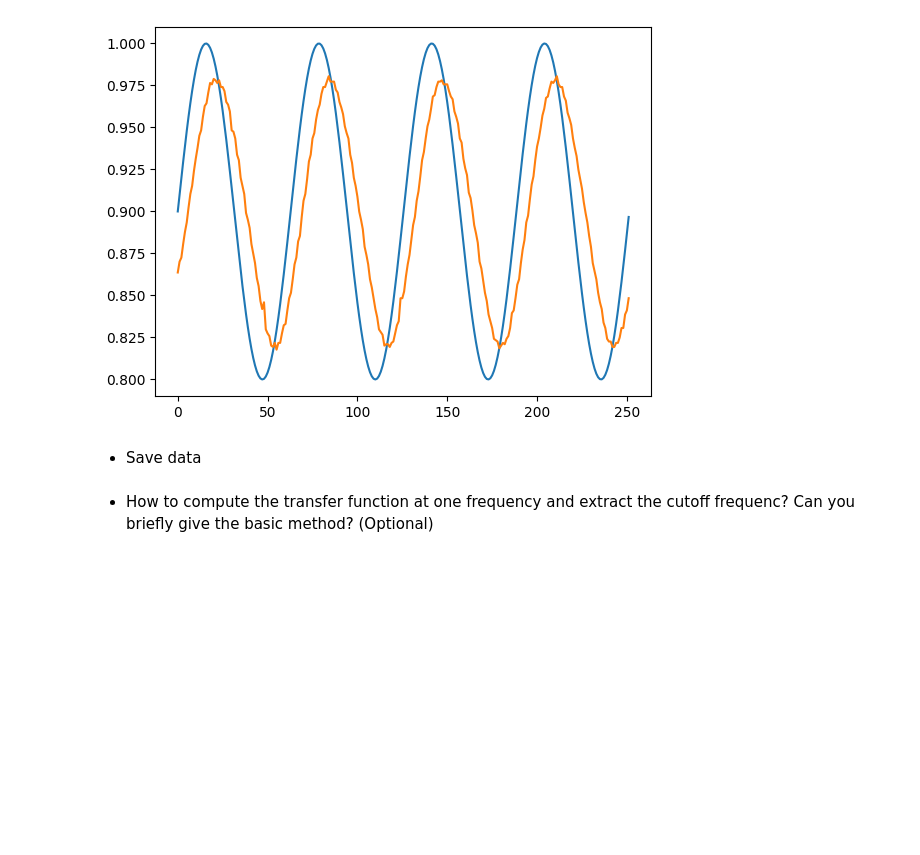
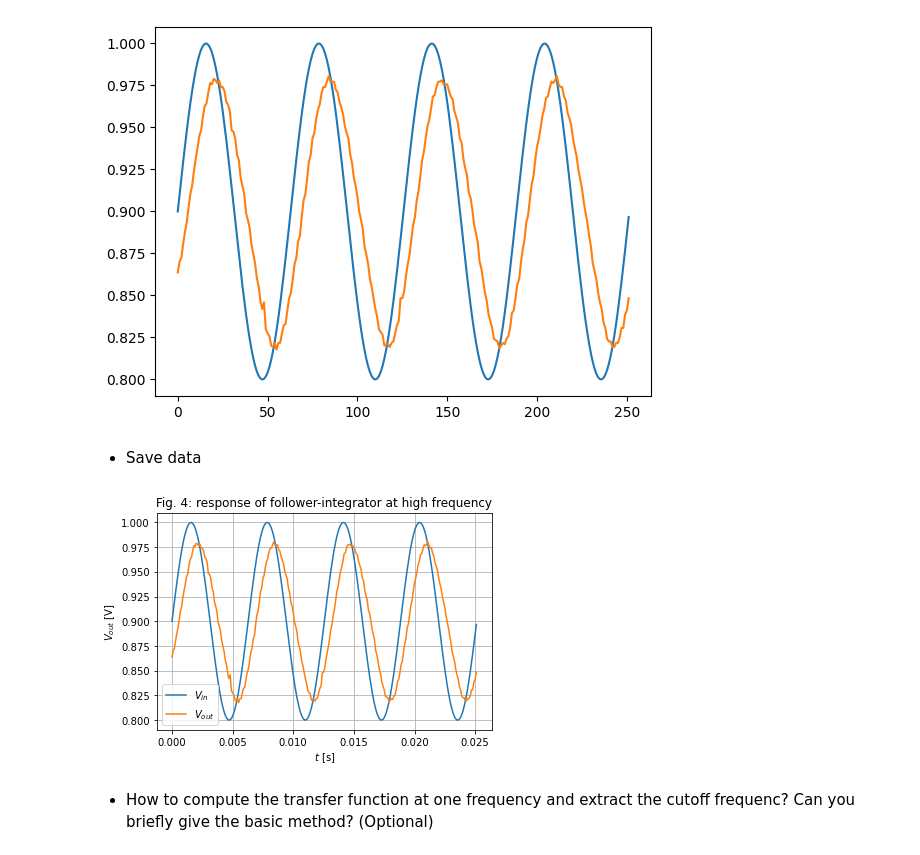
Before and after one commit to daggermaster3000/NE1, a Jupyter notebook: TP6/2021_PRELab06_18_Quillan_Favey.ipynb, the cells around one changed output. Cells and saved outputs as stored; diff of their text form; code cells hidden in the pictures; blank space fills up the shorter version.

```diff
--- a/TP6/2021_PRELab06_18_Quillan_Favey.ipynb
+++ b/TP6/2021_PRELab06_18_Quillan_Favey.ipynb
@@ -690,5 +729,19 @@ plt.plot(Vout_ex_4_4_3)
 data_ex_4_4_3= [Vout_ex_4_4_3]
 # save to csv file
 np.savetxt('data_ex_4_4_3.csv', data_ex_4_4_3, delimiter=',')
+# %%
+wf = np.sin(np.arange(0, 8*3.14, 0.1))
+x = np.array(range(len(wf))) * 0.0001
+plt.plot(x, 0.9 + 0.1 * wf, label="$V_{in}$")
+Vout_ex_4_4_2 = np.loadtxt('data_ex_4_4_3.csv', delimiter=',')
+plt.plot(x, Vout_ex_4_4_2, label='$V_{out}$')
+plt.xlabel('$t$ [s]')
+plt.ylabel('$V_{out}$ [V]')
+plt.legend()
+plt.grid()
+plt.title('Fig. 4: response of follower-integrator at high frequency')
+plt.show()
+# %% [output]
+[figure, added]
 # %% [markdown]
 * How to compute the transfer function at one frequency and extract the cutoff frequenc? Can you briefly give the basic method? (Optional)
```
Also changed, not shown: parts of 13 cells of this notebook.
